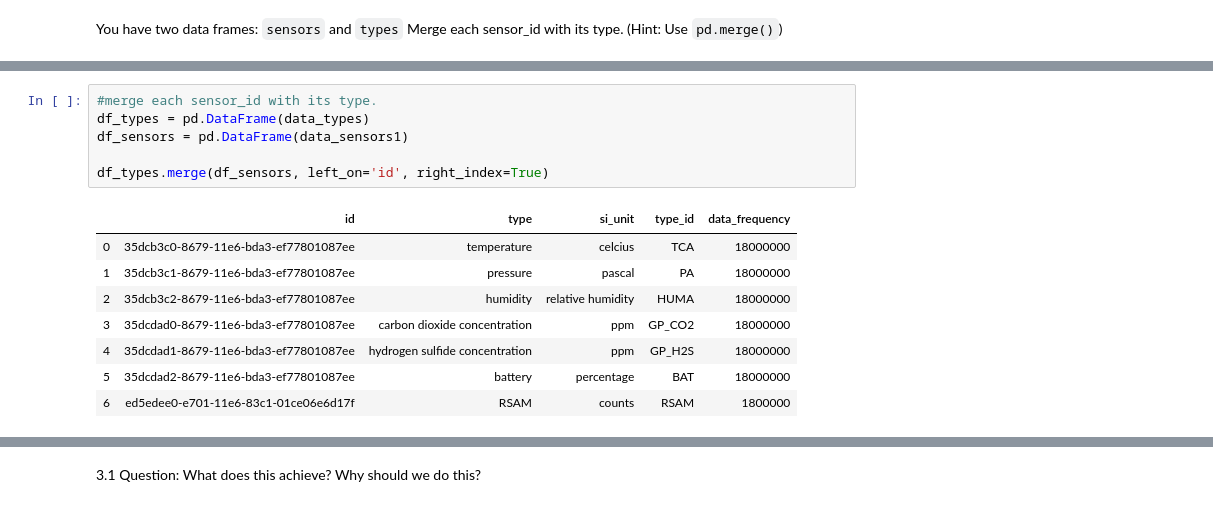
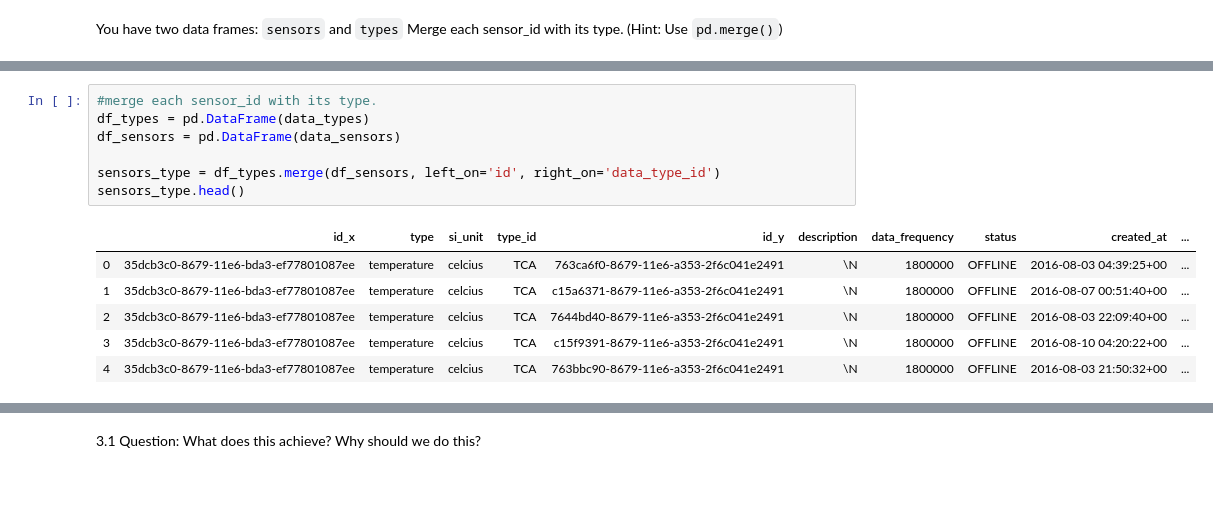
Before and after one commit to Opondoh/Digital_Thread_Summative, a Jupyter notebook: Summative.ipynb, the cells around one changed output, grey strips where cells are left out. Cells and saved outputs as stored; diff of their text form.

Commit message:
Merge all the data, sensors and type into one table

```diff
--- a/Summative.ipynb
+++ b/Summative.ipynb
@@ -163,15 +162,14 @@ data_sensors1
 # %%
 #merge each sensor_id with its type.
 df_types = pd.DataFrame(data_types)
-df_sensors = pd.DataFrame(data_sensors1)
+df_sensors = pd.DataFrame(data_sensors)
 
-df_types.merge(df_sensors, left_on='id', right_index=True)
+sensors_type = df_types.merge(df_sensors, left_on='id', right_on='data_type_id')
+sensors_type.head()
 # %% [output]
-|  | id | type | si_unit | type_id | data_frequency |
-| 0 | 35dcb3c0-8679-11e6-bda3-ef77801087ee | temperature | celcius | TCA | 18000000 |
-| 1 | 35dcb3c1-8679-11e6-bda3-ef77801087ee | pressure | pascal | PA | 18000000 |
-| 2 | 35dcb3c2-8679-11e6-bda3-ef77801087ee | humidity | relative humidity | HUMA | 18000000 |
-| 3 | 35dcdad0-8679-11e6-bda3-ef77801087ee | carbon dioxide concentration | ppm | GP_CO2 | 18000000 |
-| 4 | 35dcdad1-8679-11e6-bda3-ef77801087ee | hydrogen sulfide concentration | ppm | GP_H2S | 18000000 |
-| 5 | 35dcdad2-8679-11e6-bda3-ef77801087ee | battery | percentage | BAT | 18000000 |
-| 6 | ed5edee0-e701-11e6-83c1-01ce06e6d17f | RSAM | counts | RSAM | 1800000 |
+|  | id_x | type | si_unit | type_id | id_y | description | data_frequency | status | created_at | ... |
+| 0 | 35dcb3c0-8679-11e6-bda3-ef77801087ee | temperature | celcius | TCA | 763ca6f0-8679-11e6-a353-2f6c041e2491 | \N | 1800000 | OFFLINE | 2016-08-03 04:39:25+00 | ... |
+| 1 | 35dcb3c0-8679-11e6-bda3-ef77801087ee | temperature | celcius | TCA | c15a6371-8679-11e6-a353-2f6c041e2491 | \N | 1800000 | OFFLINE | 2016-08-07 00:51:40+00 | ... |
+| 2 | 35dcb3c0-8679-11e6-bda3-ef77801087ee | temperature | celcius | TCA | 7644bd40-8679-11e6-a353-2f6c041e2491 | \N | 1800000 | OFFLINE | 2016-08-03 22:09:40+00 | ... |
+| 3 | 35dcb3c0-8679-11e6-bda3-ef77801087ee | temperature | celcius | TCA | c15f9391-8679-11e6-a353-2f6c041e2491 | \N | 1800000 | OFFLINE | 2016-08-10 04:20:22+00 | ... |
+| 4 | 35dcb3c0-8679-11e6-bda3-ef77801087ee | temperature | celcius | TCA | 763bbc90-8679-11e6-a353-2f6c041e2491 | \N | 1800000 | OFFLINE | 2016-08-03 21:50:32+00 | ... |
```
Also changed, not shown: parts of 9 cells of this notebook.
